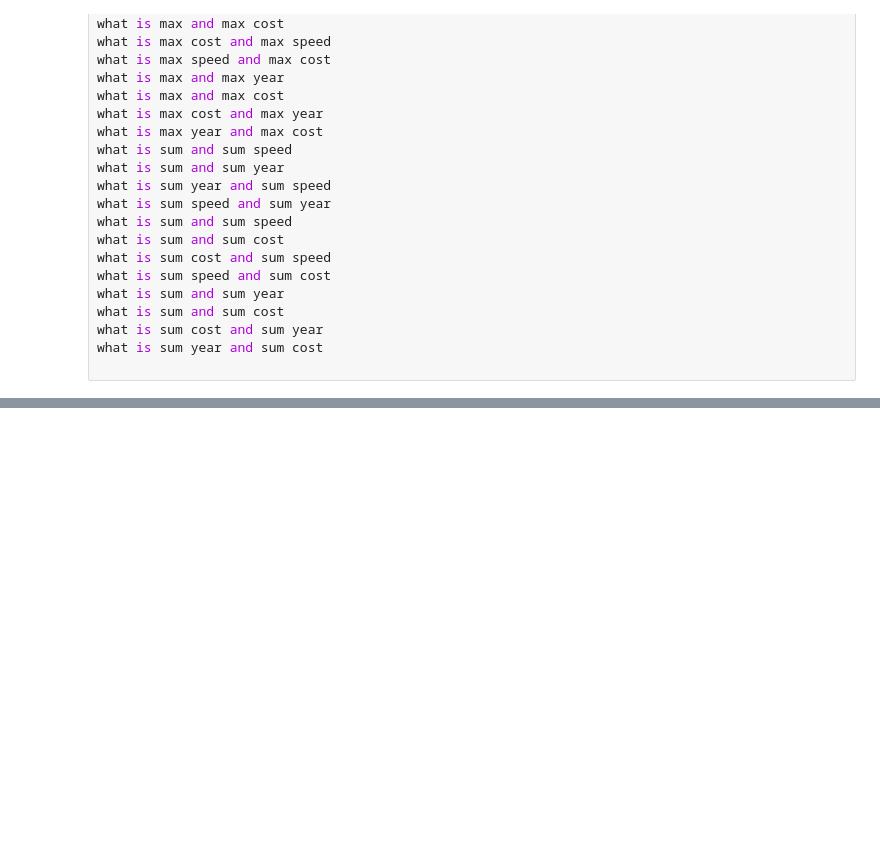
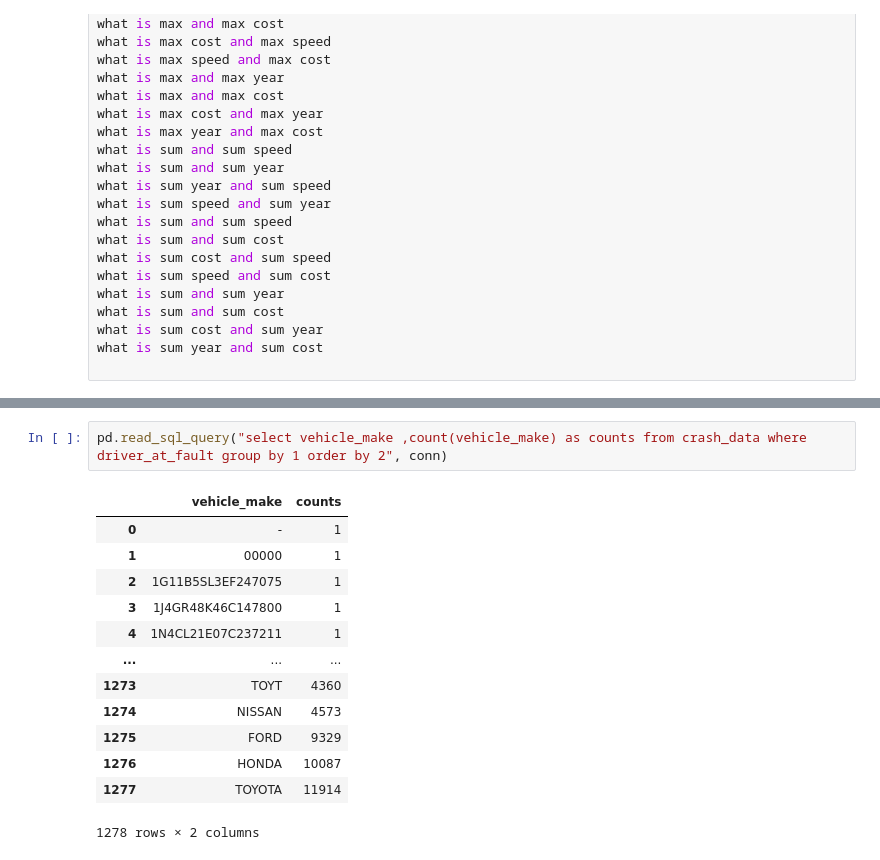
Before and after one commit to shantanuneema/llm_project, a Jupyter notebook: project.ipynb, the cells around one changed output, grey strips where cells are left out. Cells and saved outputs as stored; diff of their text form; blank space fills up the shorter version.

```diff
--- a/project.ipynb
+++ b/project.ipynb
@@ -609,0 +743,16 @@ what is sum year and sum cost
+# %%
+pd.read_sql_query("select vehicle_make ,count(vehicle_make) as counts from crash_data where driver_at_fault group by 1 order by 2", conn)
+# %% [output]
+|  | vehicle_make | counts |
+| 0 | - | 1 |
+| 1 | 00000 | 1 |
+| 2 | 1G11B5SL3EF247075 | 1 |
+| 3 | 1J4GR48K46C147800 | 1 |
+| 4 | 1N4CL21E07C237211 | 1 |
+| ... | ... | ... |
+| 1273 | TOYT | 4360 |
+| 1274 | NISSAN | 4573 |
+| 1275 | FORD | 9329 |
+| 1276 | HONDA | 10087 |
+| 1277 | TOYOTA | 11914 |
+1278 rows × 2 columns
```
Also changed, not shown: parts of 12 cells of this notebook.
